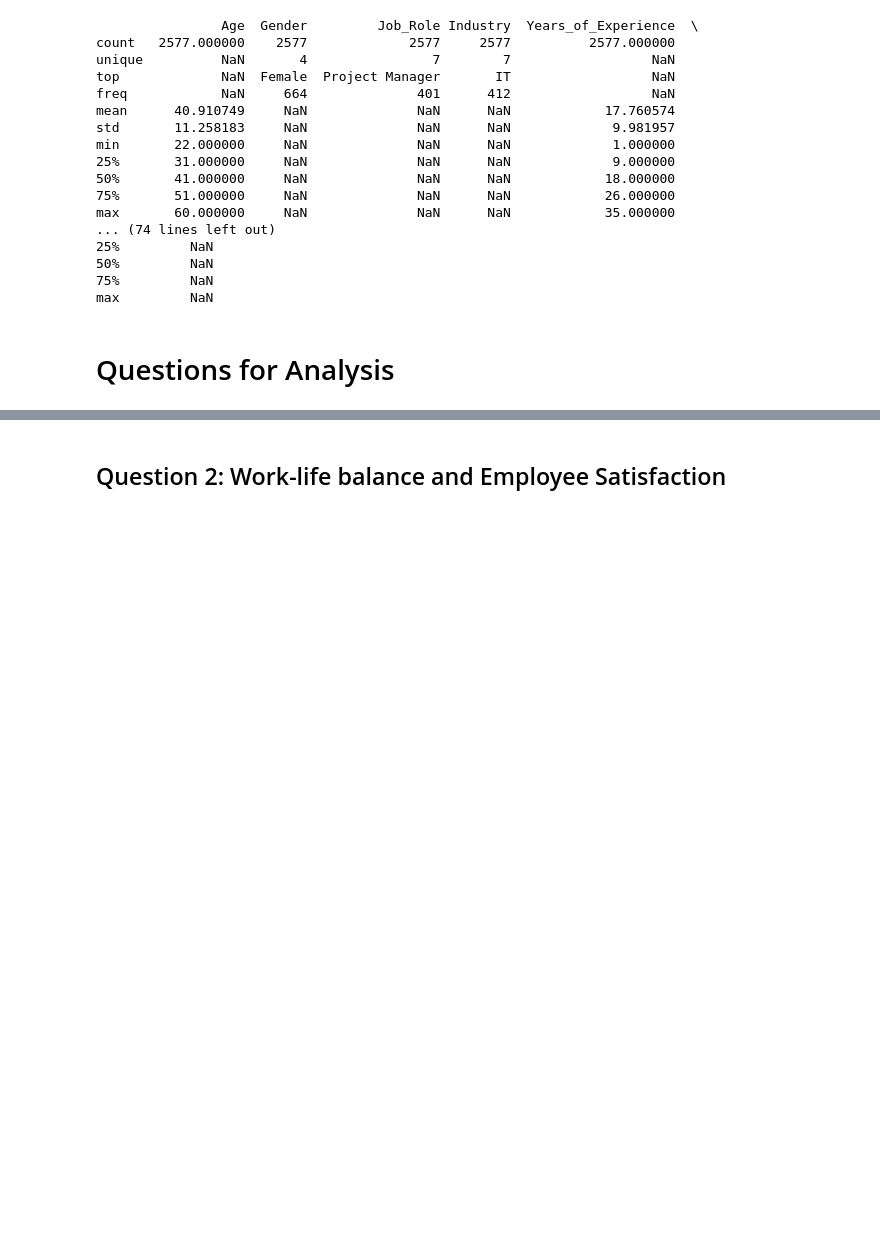
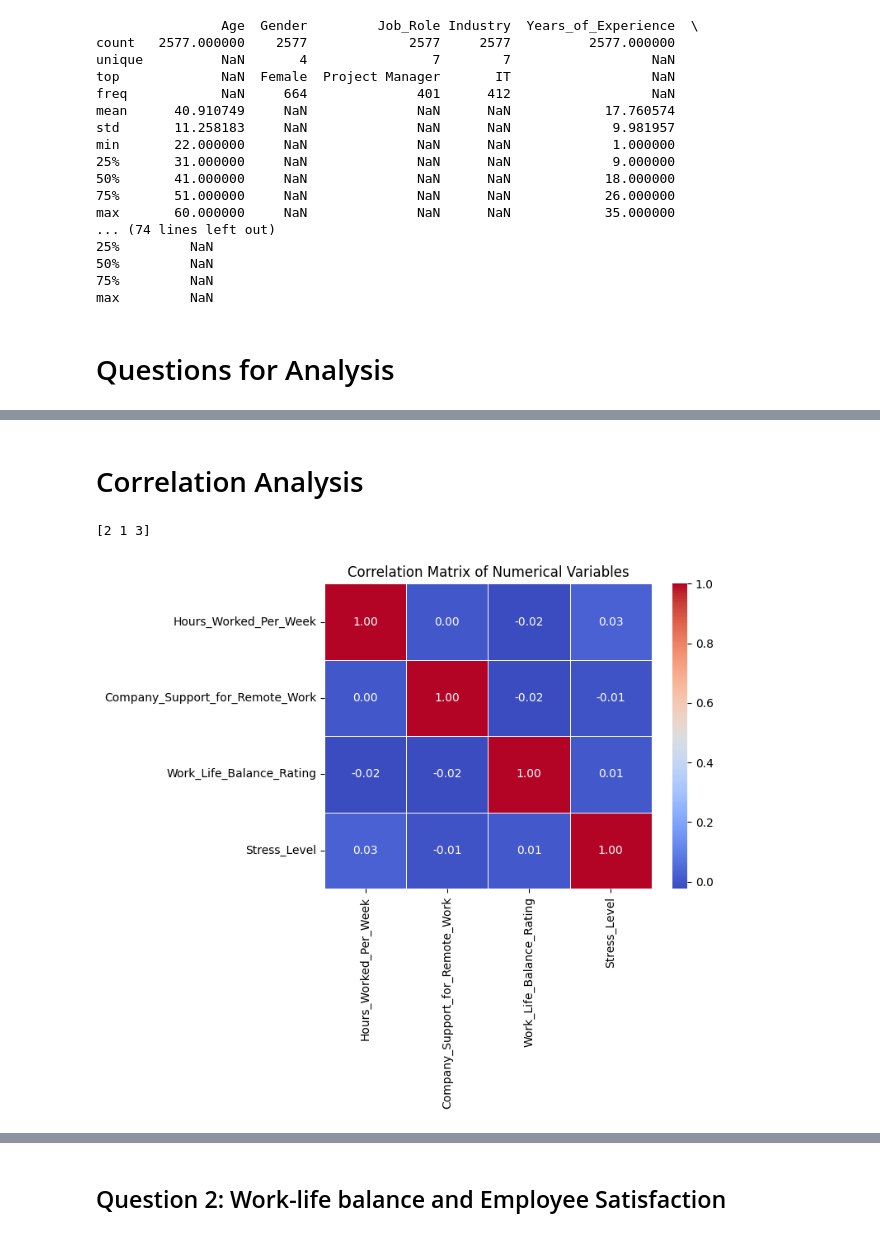
Before and after one commit to lcopolillo/FCD-2024-25, a Jupyter notebook: main.ipynb, the cells around one changed output, grey strips where cells are left out. Cells and saved outputs as stored; diff of their text form; code cells hidden in the pictures; blank space fills up the shorter version.

```diff
--- a/main.ipynb
+++ b/main.ipynb
@@ -171,0 +210,22 @@ max         NaN
+# %% [markdown]
+# Correlation Analysis
+# %%
+# Map Stress_Level to numeric values
+stress_mapping = {'Low': 1, 'Medium': 2, 'High': 3}
+data['Stress_Level'] = data['Stress_Level'].map(stress_mapping)
+
+# Verify the mapping
+print(data['Stress_Level'].unique())
+# %% [output]
+[2 1 3]
+# %%
+# Compute correlation matrix for numerical variables
+numerical_columns = ['Hours_Worked_Per_Week', 'Company_Support_for_Remote_Work', 'Work_Life_Balance_Rating', 'Stress_Level']
+correlation_matrix = data[numerical_columns].corr()
+
+# Visualize the correlation matrix
+sns.heatmap(correlation_matrix, annot=True, cmap='coolwarm', fmt=".2f", linewidths=0.5)
+plt.title('Correlation Matrix of Numerical Variables')
+plt.show()
+# %% [output]
+[figure, added]
```
Also changed, not shown: parts of 37 cells of this notebook.
